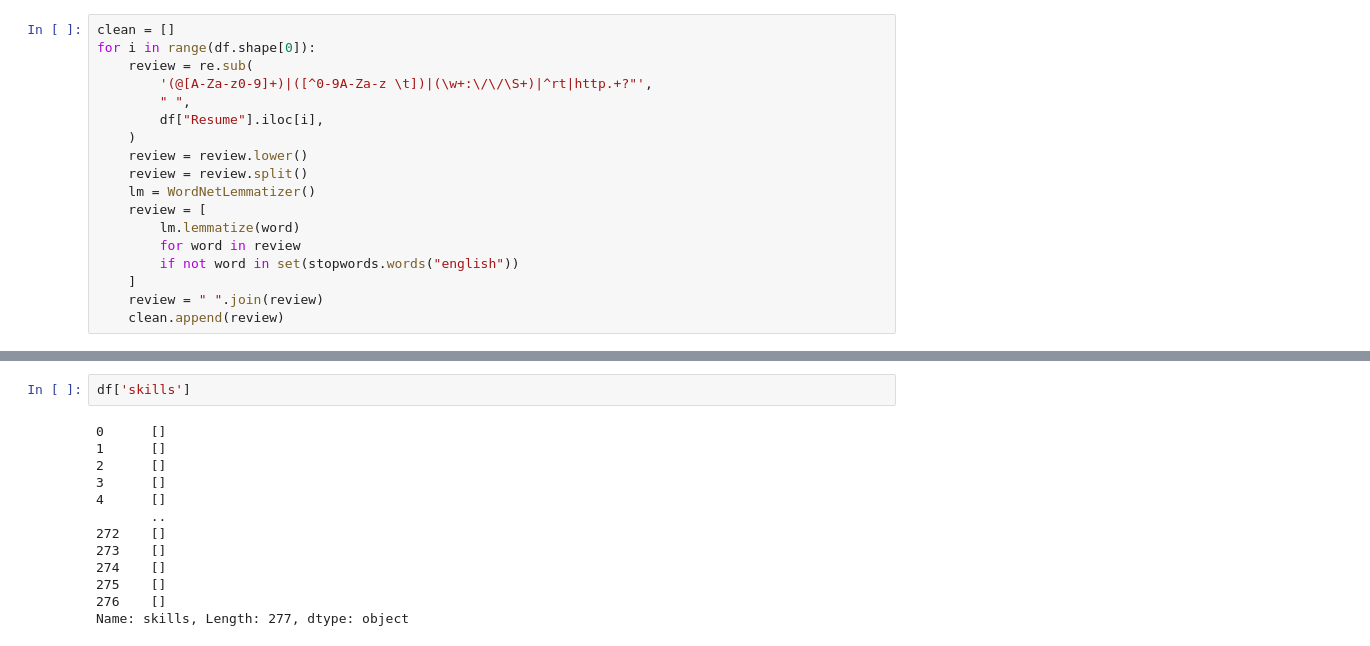
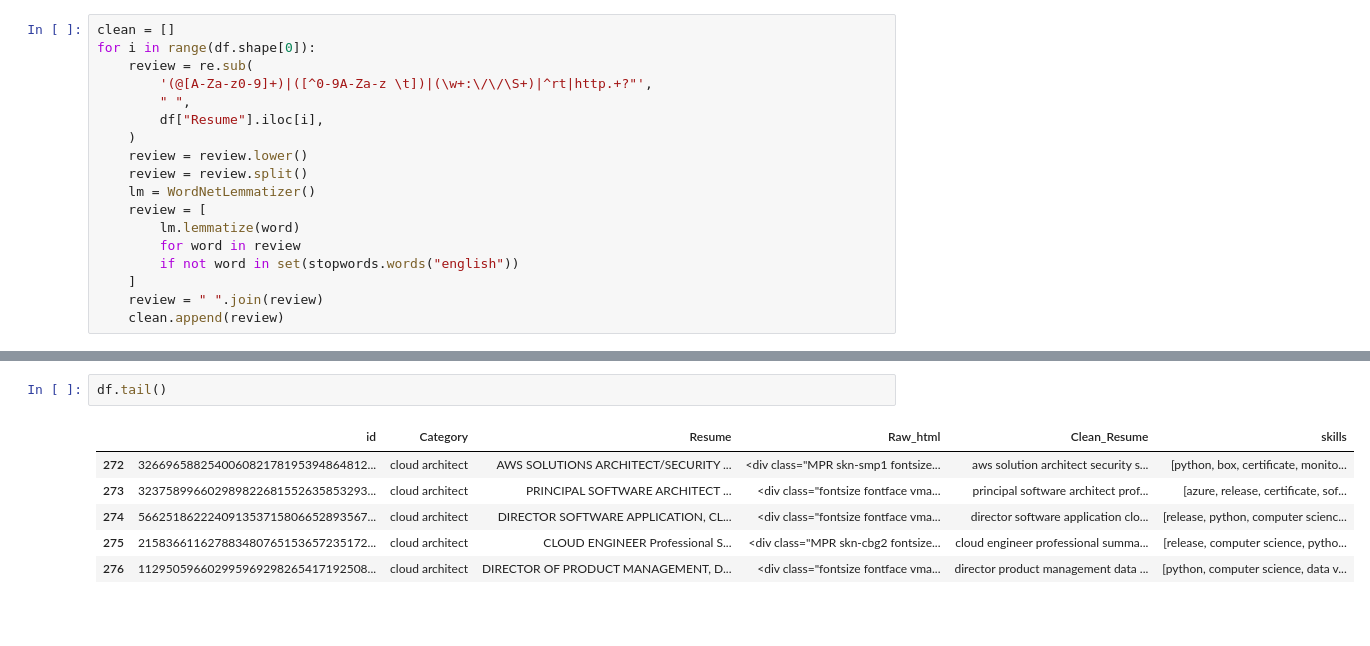
Before and after one commit to Raj-Chhabria/TS_Internship, a Jupyter notebook: NLP Resume Project.ipynb, the cells around one changed output, grey strips where cells are left out. Cells and saved outputs as stored; diff of their text form; blank space fills up the shorter version.

```diff
--- a/NLP Resume Project.ipynb
+++ b/NLP Resume Project.ipynb
@@ -158,15 +128,9 @@ df.head()
 # %%
-df['skills']
+df.tail()
 # %% [output]
-0      []
-1      []
-2      []
-3      []
-4      []
-       ..
-272    []
-273    []
-274    []
-275    []
-276    []
-Name: skills, Length: 277, dtype: object
+|  | id | Category | Resume | Raw_html | Clean_Resume | skills |
+| 272 | 326696588254006082178195394864812... | cloud architect | AWS SOLUTIONS ARCHITECT/SECURITY ... | <div class="MPR skn-smp1 fontsize... | aws solution architect security s... | [python, box, certificate, monito... |
+| 273 | 323758996602989822681552635853293... | cloud architect | PRINCIPAL SOFTWARE ARCHITECT ... | <div class="fontsize fontface vma... | principal software architect prof... | [azure, release, certificate, sof... |
+| 274 | 566251862224091353715806652893567... | cloud architect | DIRECTOR SOFTWARE APPLICATION, CL... | <div class="fontsize fontface vma... | director software application clo... | [release, python, computer scienc... |
+| 275 | 215836611627883480765153657235172... | cloud architect | CLOUD ENGINEER Professional S... | <div class="MPR skn-cbg2 fontsize... | cloud engineer professional summa... | [release, computer science, pytho... |
+| 276 | 112950596602995969298265417192508... | cloud architect | DIRECTOR OF PRODUCT MANAGEMENT, D... | <div class="fontsize fontface vma... | director product management data ... | [python, computer science, data v... |
```
Also changed, not shown: parts of 14 cells of this notebook, 2 other files.
